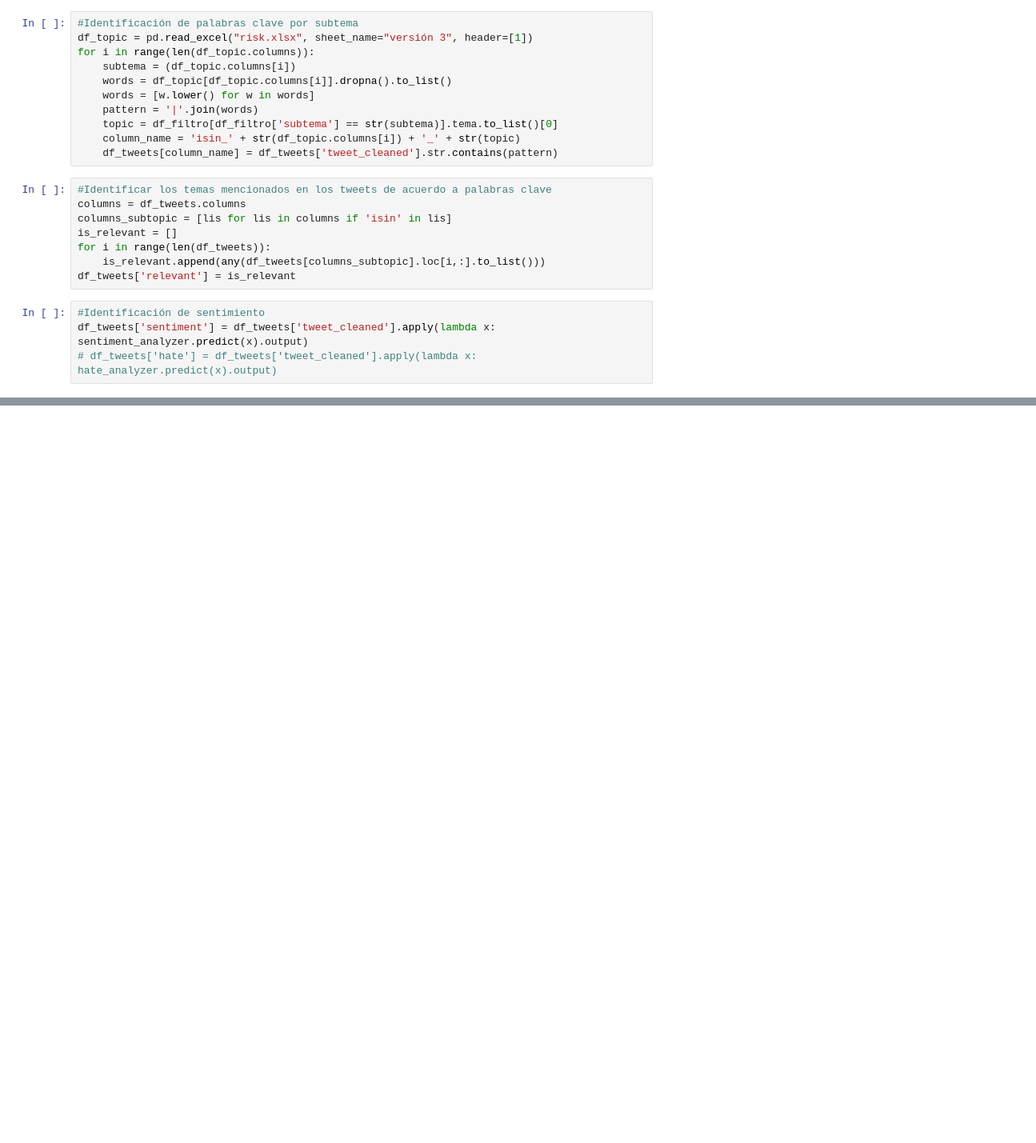
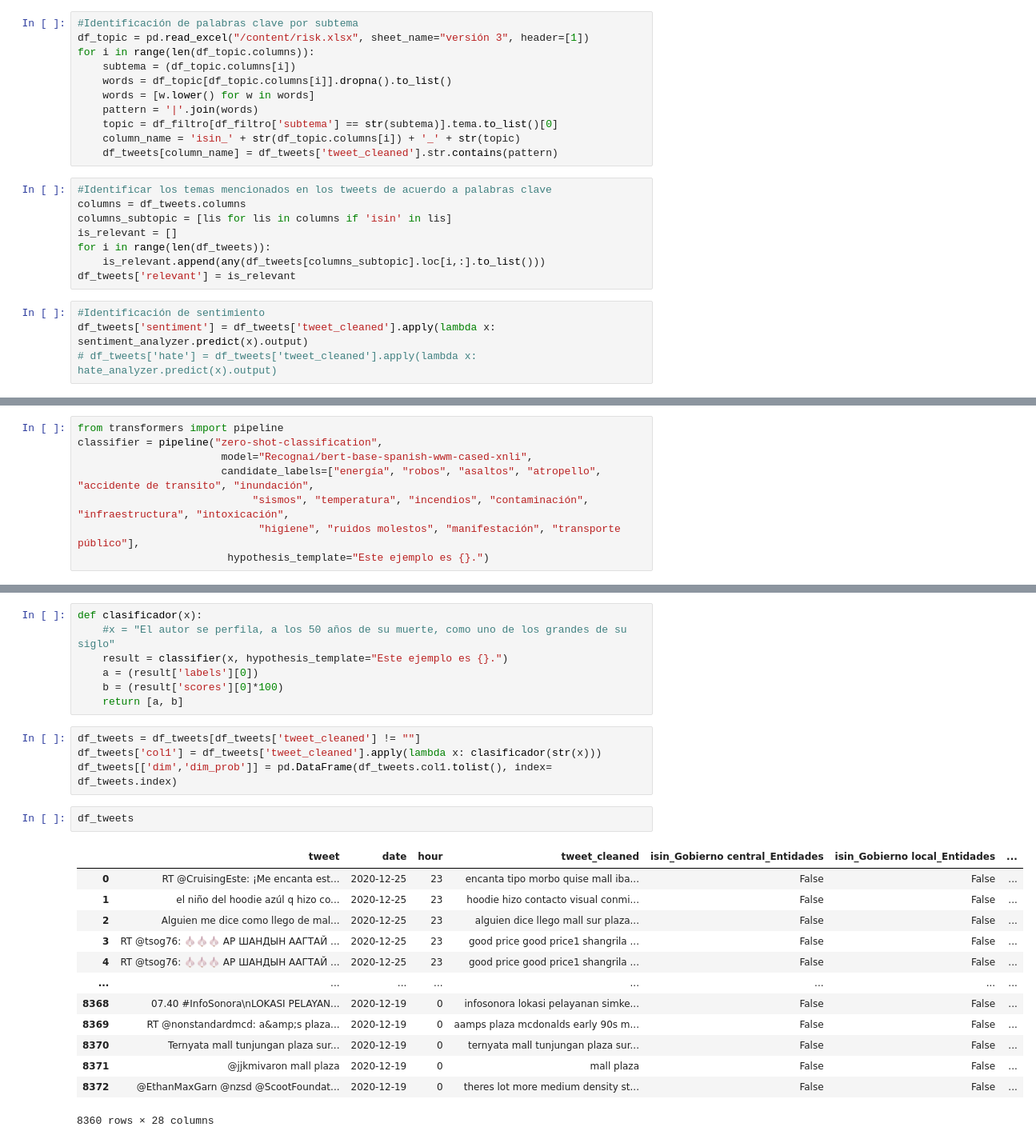
Before and after one commit to Renevelasquezcarcamo/risk-tool-project, a Jupyter notebook: main_time.ipynb, the cells around one changed output, grey strips where cells are left out. Shown at 80% size. Drawn from its saved outputs; the diff is of its cells as text; blank space fills up the shorter version.

Commit message:
Se crea notebook para hacer análisis NLP sobre tweets MP Norte

```diff
--- a/main_time.ipynb
+++ b/main_time.ipynb
@@ -84,7 +116,7 @@ df_filtro.tema = tema
 df_filtro = df_filtro.dropna()
 # %%
 #Identificación de palabras clave por subtema
-df_topic = pd.read_excel("risk.xlsx", sheet_name="versión 3", header=[1])
+df_topic = pd.read_excel("/content/risk.xlsx", sheet_name="versión 3", header=[1])
 for i in range(len(df_topic.columns)):
     subtema = (df_topic.columns[i])
     words = df_topic[df_topic.columns[i]].dropna().to_list()
@@ -115,0 +183,8 @@ pd.get_dummies(df_aux, columns = ['sentiment']).groupby('time').sum()
+# %%
+from transformers import pipeline
+classifier = pipeline("zero-shot-classification",
+                       model="Recognai/bert-base-spanish-wwm-cased-xnli",
+                       candidate_labels=["energía", "robos", "asaltos", "atropello", "accidente de transito", "inundación",
+                            "sismos", "temperatura", "incendios", "contaminación", "infraestructura", "intoxicación",
+                             "higiene", "ruidos molestos", "manifestación", "transporte público"],
+                        hypothesis_template="Este ejemplo es {}.")
@@ -115,0 +255,27 @@ pd.get_dummies(df_aux, columns = ['sentiment']).groupby('time').sum()
+# %%
+def clasificador(x):
+    #x = "El autor se perfila, a los 50 años de su muerte, como uno de los grandes de su siglo"
+    result = classifier(x, hypothesis_template="Este ejemplo es {}.")
+    a = (result['labels'][0])
+    b = (result['scores'][0]*100)
+    return [a, b]
+# %%
+df_tweets = df_tweets[df_tweets['tweet_cleaned'] != ""]
+df_tweets['col1'] = df_tweets['tweet_cleaned'].apply(lambda x: clasificador(str(x)))
+df_tweets[['dim','dim_prob']] = pd.DataFrame(df_tweets.col1.tolist(), index= df_tweets.index)
+# %%
+df_tweets
+# %% [output]
+|  | tweet | date | hour | tweet_cleaned | isin_Gobierno central_Entidades | isin_Gobierno local_Entidades | ... |
+| 0 | RT @CruisingEste: ¡Me encanta est... | 2020-12-25 | 23 | encanta tipo morbo quise mall iba... | False | False | ... |
+| 1 | el niño del hoodie azúl q hizo co... | 2020-12-25 | 23 | hoodie hizo contacto visual conmi... | False | False | ... |
+| 2 | Alguien me dice como llego de mal... | 2020-12-25 | 23 | alguien dice llego mall sur plaza... | False | False | ... |
+| 3 | RT @tsog76: 🧄🧄🧄 АР ШАНДЫН ААГТАЙ ... | 2020-12-25 | 23 | good price good price1 shangrila ... | False | False | ... |
+| 4 | RT @tsog76: 🧄🧄🧄 АР ШАНДЫН ААГТАЙ ... | 2020-12-25 | 23 | good price good price1 shangrila ... | False | False | ... |
+| ... | ... | ... | ... | ... | ... | ... | ... |
+| 8368 | 07.40 #InfoSonora\nLOKASI PELAYAN... | 2020-12-19 | 0 | infosonora lokasi pelayanan simke... | False | False | ... |
+| 8369 | RT @nonstandardmcd: a&amp;s plaza... | 2020-12-19 | 0 | aamps plaza mcdonalds early 90s m... | False | False | ... |
+| 8370 | Ternyata mall tunjungan plaza sur... | 2020-12-19 | 0 | ternyata mall tunjungan plaza sur... | False | False | ... |
+| 8371 | @jjkmivaron mall plaza | 2020-12-19 | 0 | mall plaza | False | False | ... |
+| 8372 | @EthanMaxGarn @nzsd @ScootFoundat... | 2020-12-19 | 0 | theres lot more medium density st... | False | False | ... |
+8360 rows × 28 columns
```
Also changed, not shown: parts of 11 cells of this notebook.
